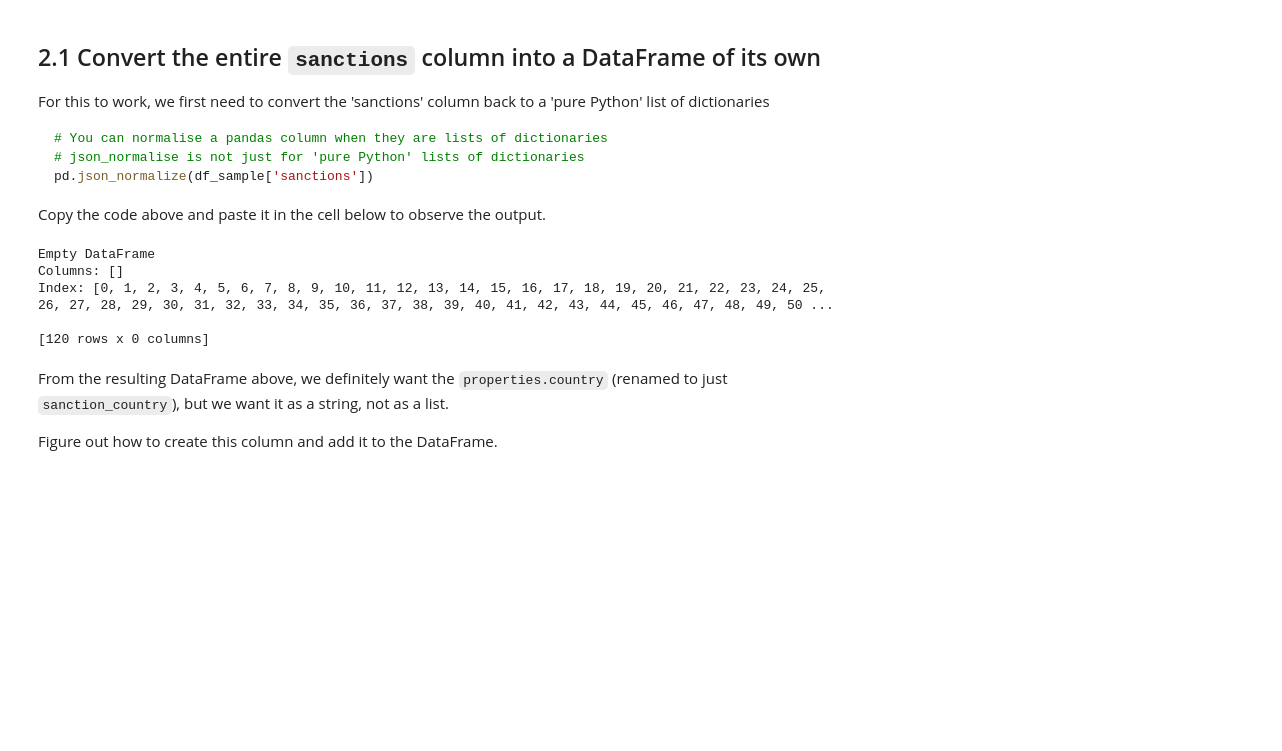
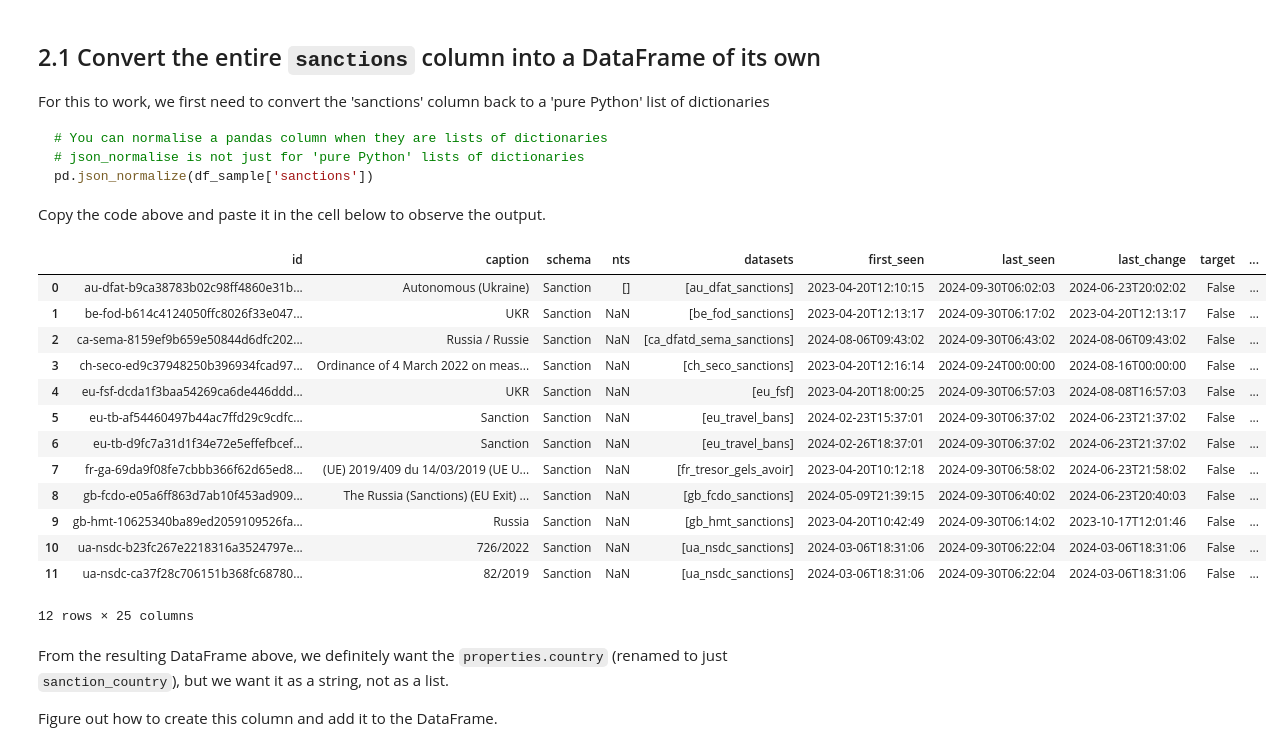
Before and after one commit to natashiblie/ds105a-2024, a Jupyter notebook: notebooks/W07-Lab-Notebook.ipynb, the cells around one changed output. Drawn from its saved outputs; the diff is of its cells as text; code cells hidden in the pictures; blank space fills up the shorter version.

```diff
--- a/notebooks/W07-Lab-Notebook.ipynb
+++ b/notebooks/W07-Lab-Notebook.ipynb
@@ -356,15 +445,24 @@ Copy the code above and paste it in the cell below to observe the output.
 # %%
 # Convert the 'sanctions' column into a separate DataFrame
 sanctions_df = pd.json_normalize(df_sample['sanctions'])
 
 # Display the resulting DataFrame to observe the output
-print(sanctions_df)
+display(sanctions_df)
 # %% [output]
+|  | id | caption | schema | nts | datasets | first_seen | last_seen | last_change | target | ... |
+| 0 | au-dfat-b9ca38783b02c98ff4860e31b... | Autonomous (Ukraine) | Sanction | [] | [au_dfat_sanctions] | 2023-04-20T12:10:15 | 2024-09-30T06:02:03 | 2024-06-23T20:02:02 | False | ... |
+| 1 | be-fod-b614c4124050ffc8026f33e047... | UKR | Sanction | NaN | [be_fod_sanctions] | 2023-04-20T12:13:17 | 2024-09-30T06:17:02 | 2023-04-20T12:13:17 | False | ... |
+| 2 | ca-sema-8159ef9b659e50844d6dfc202... | Russia / Russie | Sanction | NaN | [ca_dfatd_sema_sanctions] | 2024-08-06T09:43:02 | 2024-09-30T06:43:02 | 2024-08-06T09:43:02 | False | ... |
+| 3 | ch-seco-ed9c37948250b396934fcad97... | Ordinance of 4 March 2022 on meas... | Sanction | NaN | [ch_seco_sanctions] | 2023-04-20T12:16:14 | 2024-09-24T00:00:00 | 2024-08-16T00:00:00 | False | ... |
+| 4 | eu-fsf-dcda1f3baa54269ca6de446ddd... | UKR | Sanction | NaN | [eu_fsf] | 2023-04-20T18:00:25 | 2024-09-30T06:57:03 | 2024-08-08T16:57:03 | False | ... |
+| 5 | eu-tb-af54460497b44ac7ffd29c9cdfc... | Sanction | Sanction | NaN | [eu_travel_bans] | 2024-02-23T15:37:01 | 2024-09-30T06:37:02 | 2024-06-23T21:37:02 | False | ... |
+| 6 | eu-tb-d9fc7a31d1f34e72e5effefbcef... | Sanction | Sanction | NaN | [eu_travel_bans] | 2024-02-26T18:37:01 | 2024-09-30T06:37:02 | 2024-06-23T21:37:02 | False | ... |
+| 7 | fr-ga-69da9f08fe7cbbb366f62d65ed8... | (UE) 2019/409 du 14/03/2019 (UE U... | Sanction | NaN | [fr_tresor_gels_avoir] | 2023-04-20T10:12:18 | 2024-09-30T06:58:02 | 2024-06-23T21:58:02 | False | ... |
+| 8 | gb-fcdo-e05a6ff863d7ab10f453ad909... | The Russia (Sanctions) (EU Exit) ... | Sanction | NaN | [gb_fcdo_sanctions] | 2024-05-09T21:39:15 | 2024-09-30T06:40:02 | 2024-06-23T20:40:03 | False | ... |
+| 9 | gb-hmt-10625340ba89ed2059109526fa... | Russia | Sanction | NaN | [gb_hmt_sanctions] | 2023-04-20T10:42:49 | 2024-09-30T06:14:02 | 2023-10-17T12:01:46 | False | ... |
+| 10 | ua-nsdc-b23fc267e2218316a3524797e... | 726/2022 | Sanction | NaN | [ua_nsdc_sanctions] | 2024-03-06T18:31:06 | 2024-09-30T06:22:04 | 2024-03-06T18:31:06 | False | ... |
+| 11 | ua-nsdc-ca37f28c706151b368fc68780... | 82/2019 | Sanction | NaN | [ua_nsdc_sanctions] | 2024-03-06T18:31:06 | 2024-09-30T06:22:04 | 2024-03-06T18:31:06 | False | ... |
-Empty DataFrame
-Columns: []
-Index: [0, 1, 2, 3, 4, 5, 6, 7, 8, 9, 10, 11, 12, 13, 14, 15, 16, 17, 18, 19, 20, 21, 22, 23, 24, 25, 26, 27, 28, 29, 30, 31, 32, 33, 34, 35, 36, 37, 38, 39, 40, 41, 42, 43, 44, 45, 46, 47, 48, 49, 50 ...
-
-[120 rows x 0 columns]
+12 rows × 25 columns
 # %% [markdown]
 From the resulting DataFrame above, we definitely want the `properties.country` (renamed to just `sanction_country`), but we want it as a string, not as a list.
 
```
Also changed, not shown: parts of 33 cells of this notebook, 1 other file.
